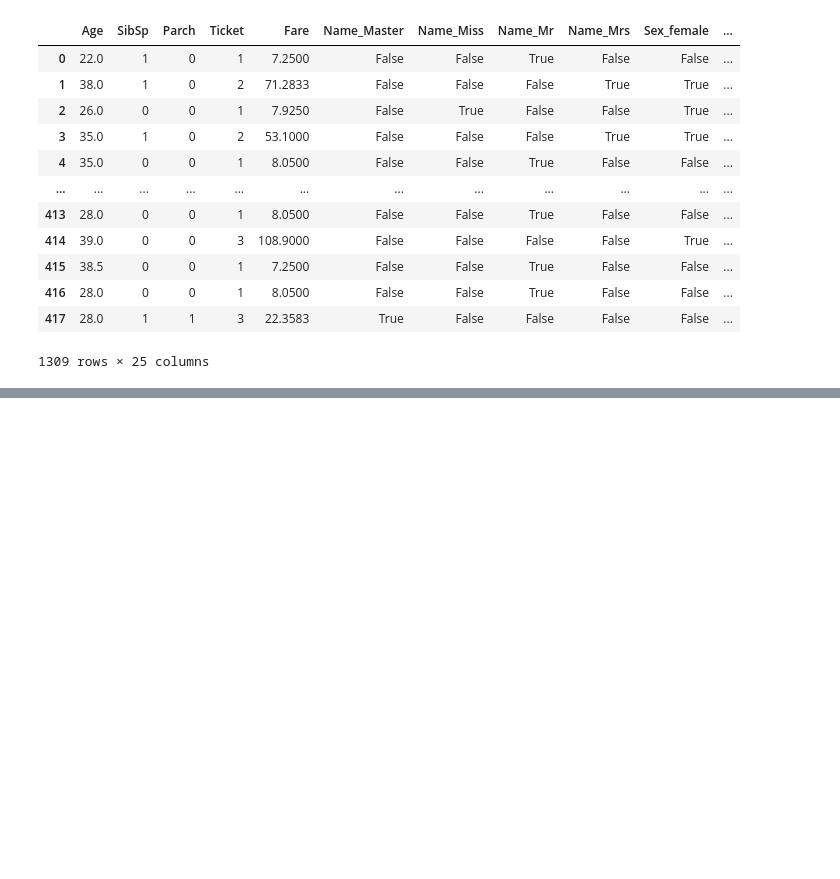
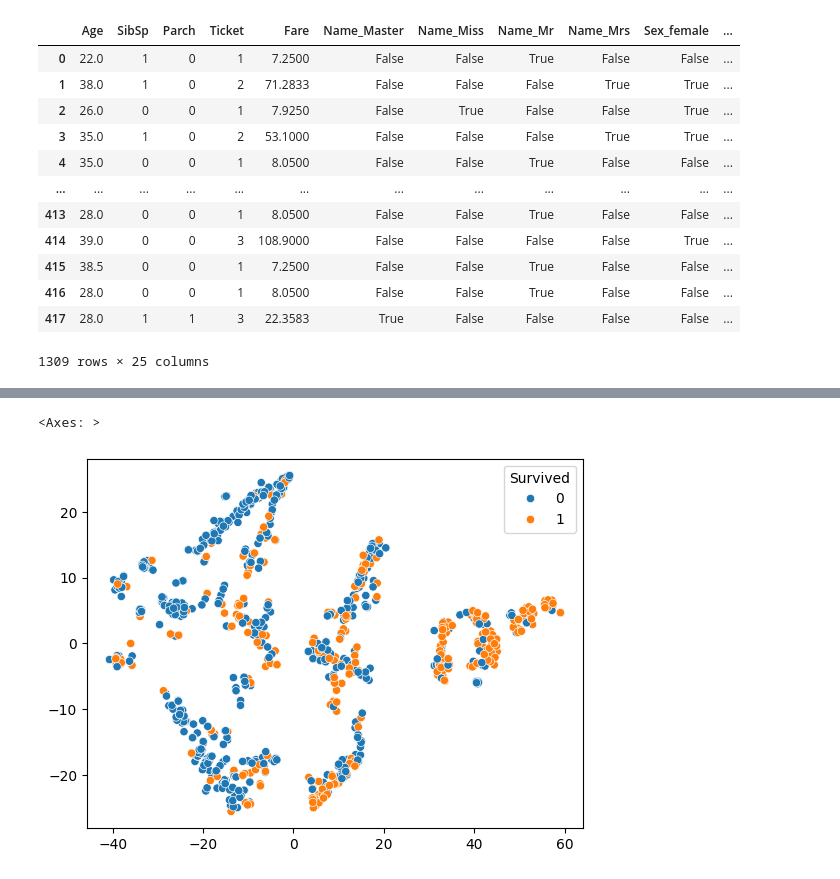
Before and after one commit to Elwing-Chou/ximen_ai_20260706, a Jupyter notebook: ximen_20260720.ipynb, the cells around one changed output, grey strips where cells are left out. Cells and saved outputs as stored; diff of their text form; code cells hidden in the pictures; blank space fills up the shorter version.

```diff
--- a/ximen_20260720.ipynb
+++ b/ximen_20260720.ipynb
@@ -290,5 +317,32 @@ total_df
+# %%
+# pandas操作
+# 取列:
+# .loc: 根據列標籤取列
+# .iloc: 根據真正的第幾列取列
+# list[開始:結束]
+x = total_df.iloc[:len(train_df)]
+y = train_df["Survived"]
+x_exam = total_df.iloc[len(train_df):]
+x_exam
 # %%
 # 畫圖(看整體: 看這個問題是否真的可被解決)
 # 降維: 25cols -> 2cols
 # SNE: 高維空間倆兩點的距離想辦法複製到低維空間
 # tSNE: 刻意做出距離感, 把近的拉近, 把遠的拉遠
+from sklearn.manifold import TSNE
+tsne = TSNE()
+x_tsne = tsne.fit_transform(x)
+pd.DataFrame(x_tsne)
+# %%
+# numpy操作的精隨: 像是list依樣, 取單個/取一段, 但是每一個軸你都要做
+# 如果是三圍  array[:, :, :]
+import matplotlib.pyplot as plt
+# 通常會用matplotlib的進階函示庫
+import seaborn as sns
+
+axis1 = x_tsne[:, 0]
+axis2 = x_tsne[:, 1]
+sns.scatterplot(x=axis1, y=axis2, hue=y)
+# %% [output]
+<Axes: >
+[figure, added]
```
Also changed, not shown: parts of 2 cells of this notebook.
